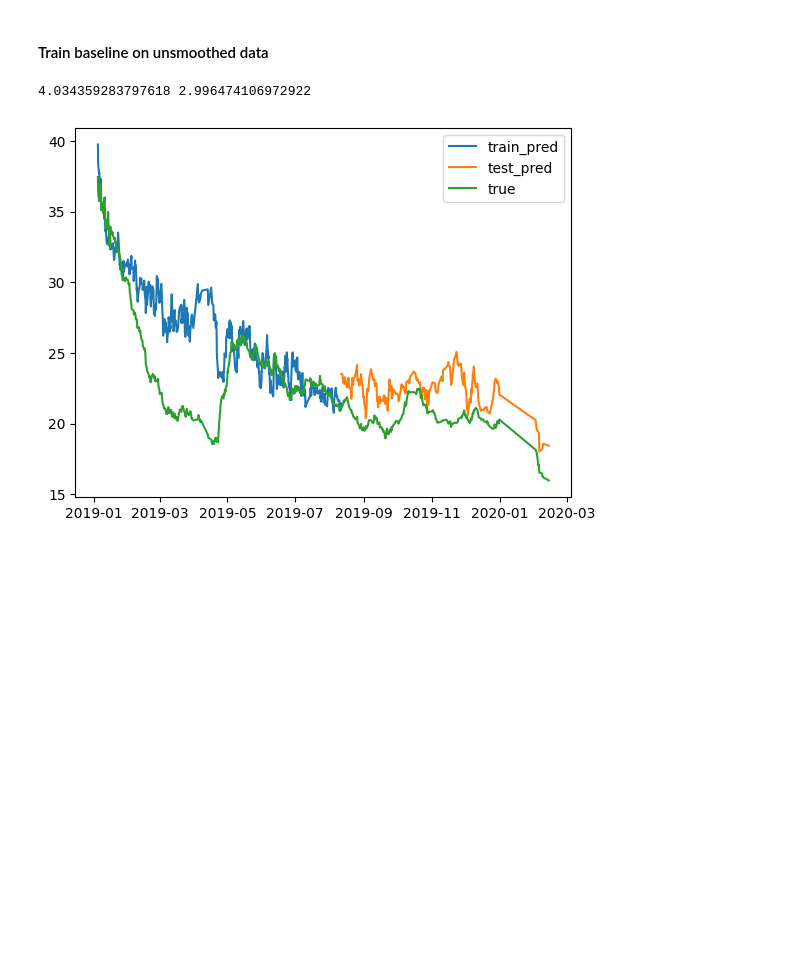
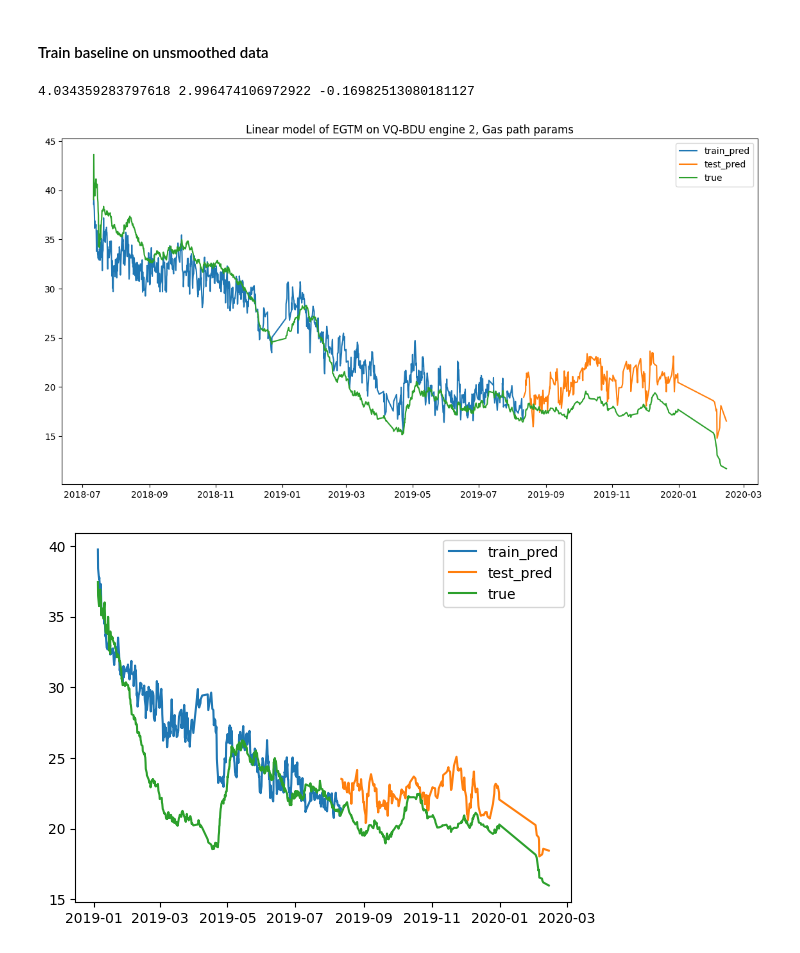
Before and after one commit to skeptlk/ecm, a Jupyter notebook: 5_jan_exp_average.ipynb, the cells around one changed output. Drawn from its saved outputs; the diff is of its cells as text; code cells hidden in the pictures; blank space fills up the shorter version.

```diff
--- a/5_jan_exp_average.ipynb
+++ b/5_jan_exp_average.ipynb
@@ -61,4 +65,5 @@ data = data[data['acnum'].isin(fleet)].dropna(subset=['egtm'])
 for ac in fleet:
   for pos in [1, 2]:
     index = (data['acnum'] == ac) & (data['pos'] == pos)
+    data.loc[index, 'egtm_2'] = data.loc[index, 'egtm']
     data.loc[index, 'egtm_unsmooth'] = unsmooth(data.loc[index, 'egtm'], alpha=1/10)
@@ -65,8 +86,8 @@ for ac in fleet:
 # %% [markdown]
 #### Train baseline on unsmoothed data
 # %%
-from sklearn.linear_model import LinearRegression, Ridge
-from sklearn.metrics import mean_squared_error, mean_absolute_error
+from sklearn.linear_model import Ridge
+from sklearn.metrics import mean_squared_error, mean_absolute_error, r2_score
 
 def train_model(X, y, model = 'linreg'):
   assert len(X) == len(y)
@@ -85,14 +106,39 @@ def train_model(X, y, model = 'linreg'):
   predicted_test = model.predict(X_test)
   mse = mean_squared_error(y_test, predicted_test, squared=False)
   mae = mean_absolute_error(y_test, predicted_test)
+  r2 = r2_score(y_test, predicted_test)
 
-  return mse, mae, model, predicted_train, predicted_test, train_i, y_test
+  return mse, mae, r2, model, predicted_train, predicted_test, train_i, y_test
+# %%
+import matplotlib.pyplot as plt
+
+def plot_predictions(data, acnum, pos, train_i, predicted_test, predicted_train, is_smooth=True, figsize=(14, 7), title=None):
+  data.loc[:train_i-1, 'pred_train'] = predicted_train
+  data.loc[train_i:, 'pred_test'] = predicted_test
+
+  sub = data[(data['acnum'] == acnum) & (data['pos'] == pos)]
+  train_i2 = sub['pred_train'].count()
+
+  plt.figure(figsize=figsize)
+
+  if is_smooth:
+    plt.plot(sub['reportts'][:train_i2], smooth(sub['pred_train'][:train_i2], alpha=0.3), '-')
+    plt.plot(sub['reportts'], smooth(sub['pred_test'], alpha=0.3), '-')
+  else:
+    plt.scatter(sub['reportts'][:train_i2], sub['pred_train'][:train_i2], s=2)
+    plt.scatter(sub['reportts'], sub['pred_test'], s=2)
+
+  plt.plot(sub['reportts'], sub['egtm'], '-', color='#2ca02c')
+
+  plt.title(f'Linear model of EGTM on {acnum} engine {pos}, Gas path params' if title is None else title)
+  plt.legend(['train_pred', 'test_pred', 'true'])
+  plt.show()
 # %%
 X = data[selected_params]
 y = data['egtm_unsmooth']
 
-mse, mae, model, predicted_train, predicted_test, train_i, y_test = train_model(X, y)
-print(mse, mae)
+mse, mae, r2, model, predicted_train, predicted_test, train_i, y_test = train_model(X, y)
+print(mse, mae, r2)
 
 avg_test = ([None] * train_i) + smooth(predicted_test, alpha=1/20)
 avg_train = smooth(predicted_train, alpha=1/20) + ([None] * (len(data) - train_i))
@@ -100,7 +146,11 @@ avg_train = smooth(predicted_train, alpha=1/20) + ([None] * (len(data) - train_i
 data['train_pred'] = avg_train
 data['test_pred'] = avg_test
 # %% [output]
-4.034359283797618 2.996474106972922
+4.034359283797618 2.996474106972922 -0.16982513080181127
+# %%
+plot_predictions(data.reset_index(), 'VQ-BDU', 2, train_i, predicted_test, predicted_train, is_smooth=True)
+# %% [output]
+[figure, added]
 # %%
 import matplotlib.pyplot as plt
 
```
Also changed, not shown: parts of 2 cells of this notebook, 1 other file.
